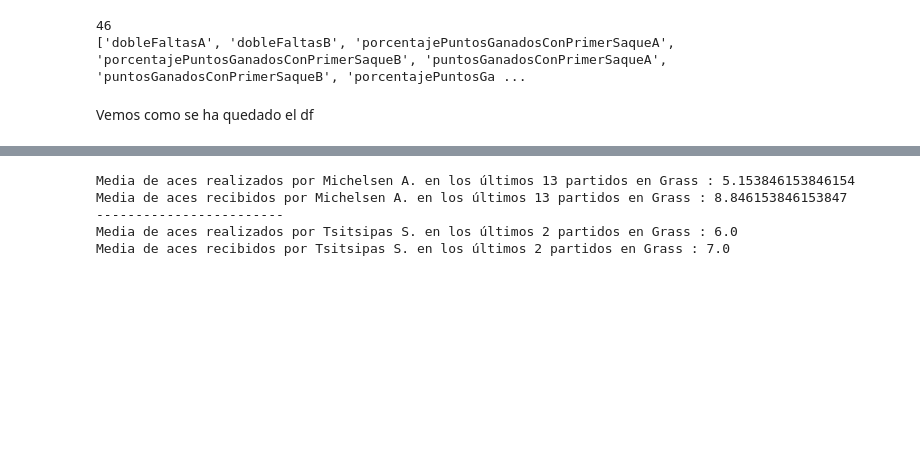
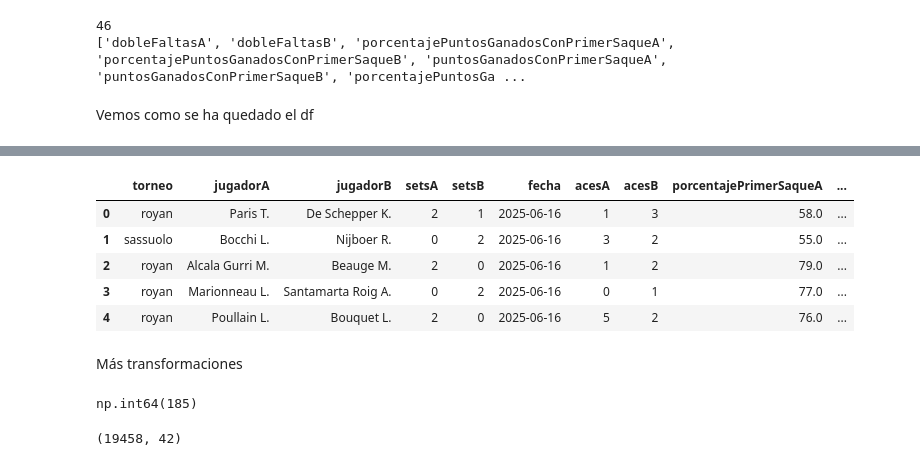
Before and after one commit to carlosvallejo23/tenis, a Jupyter notebook: flashscore/transformacion_masc2.ipynb, the cells around one changed output, grey strips where cells are left out. Saved outputs shown, nothing was run; the diff lists cells and outputs as text; code cells hidden in the pictures; blank space fills up the shorter version.

```diff
--- a/flashscore/transformacion_masc2.ipynb
+++ b/flashscore/transformacion_masc2.ipynb
@@ -300,7 +440,7 @@ filtro = (masc.isna().sum() > 10200) & (masc.isna().sum() <= 15900)
 print(len(masc.isna().sum()[filtro]))
 columnas_a_eliminar = masc.isna().sum()[filtro].index.tolist()
 print(columnas_a_eliminar)
-#masc = masc.drop(columns = columnas_a_eliminar)
+masc = masc.drop(columns = columnas_a_eliminar)
 # %% [output]
 4
 ['PuntosGanadosUltimas10BolasA', 'PuntosGanadosUltimas10BolasB', 'BolasDePartidoSalvadasA', 'BolasDePartidoSalvadasB']
@@ -309,7 +449,7 @@ filtro = (masc.isna().sum() > 15900) & (masc.isna().sum() <= 29000)
 print(len(masc.isna().sum()[filtro]))
 columnas_a_eliminar = masc.isna().sum()[filtro].index.tolist()
 print(columnas_a_eliminar)
-#masc = masc.drop(columns = columnas_a_eliminar)
+masc = masc.drop(columns = columnas_a_eliminar)
 # %% [output]
 10
 ['velocidadMediaPrimerSaqueA', 'velocidadMediaPrimerSaqueB', 'velocidadMediaSegundoSaqueA', 'velocidadMediaSegundoSaqueB', 'winnersA', 'winnersB', 'erroresNoForzadosA', 'erroresNoForzadosB', 'porcenta ...
@@ -360,12 +471,20 @@ display(dfB)
-# %%
-print("Media de aces realizados por", jugadorA, "en los últimos", len(dfA),"partidos en", superf, ":",dfA['acesA'].astype(int).mean())
-print("Media de aces recibidos por", jugadorA, "en los últimos", len(dfA),"partidos en", superf, ":",dfA['acesB'].astype(int).mean())
-print("------------------------")
-print("Media de aces realizados por", jugadorB, "en los últimos", len(dfB),"partidos en", superf, ":",dfB['acesA'].astype(int).mean())
-print("Media de aces recibidos por", jugadorB, "en los últimos", len(dfB),"partidos en", superf, ":",dfB['acesB'].astype(int).mean())
-# %% [output]
-Media de aces realizados por Michelsen A. en los últimos 13 partidos en Grass : 5.153846153846154
-Media de aces recibidos por Michelsen A. en los últimos 13 partidos en Grass : 8.846153846153847
-------------------------
-Media de aces realizados por Tsitsipas S. en los últimos 2 partidos en Grass : 6.0
-Media de aces recibidos por Tsitsipas S. en los últimos 2 partidos en Grass : 7.0
+# %%
+masc.head()
+# %% [output]
+|  | torneo | jugadorA | jugadorB | setsA | setsB | fecha | acesA | acesB | porcentajePrimerSaqueA | ... |
+| 0 | royan | Paris T. | De Schepper K. | 2 | 1 | 2025-06-16 | 1 | 3 | 58.0 | ... |
+| 1 | sassuolo | Bocchi L. | Nijboer R. | 0 | 2 | 2025-06-16 | 3 | 2 | 55.0 | ... |
+| 2 | royan | Alcala Gurri M. | Beauge M. | 2 | 0 | 2025-06-16 | 1 | 2 | 79.0 | ... |
+| 3 | royan | Marionneau L. | Santamarta Roig A. | 0 | 2 | 2025-06-16 | 0 | 1 | 77.0 | ... |
+| 4 | royan | Poullain L. | Bouquet L. | 2 | 0 | 2025-06-16 | 5 | 2 | 76.0 | ... |
+# %% [markdown]
+Más transformaciones
+# %%
+masc.loc[(masc['porcentajePuntosGanadosAlSaqueA'].isna()) & (masc['fecha'] > '2020-12-31'), 'fecha'].value_counts().sum() # 185 partidos a partir de 2021 que no tienen casi registros.
+# %% [output]
+np.int64(185)
+# %%
+masc = masc[~masc['porcentajePuntosGanadosAlSaqueA'].isna()]
+masc.shape
+# %% [output]
+(19458, 42)
```
Also changed, not shown: parts of 8 cells of this notebook, 4 other files.
